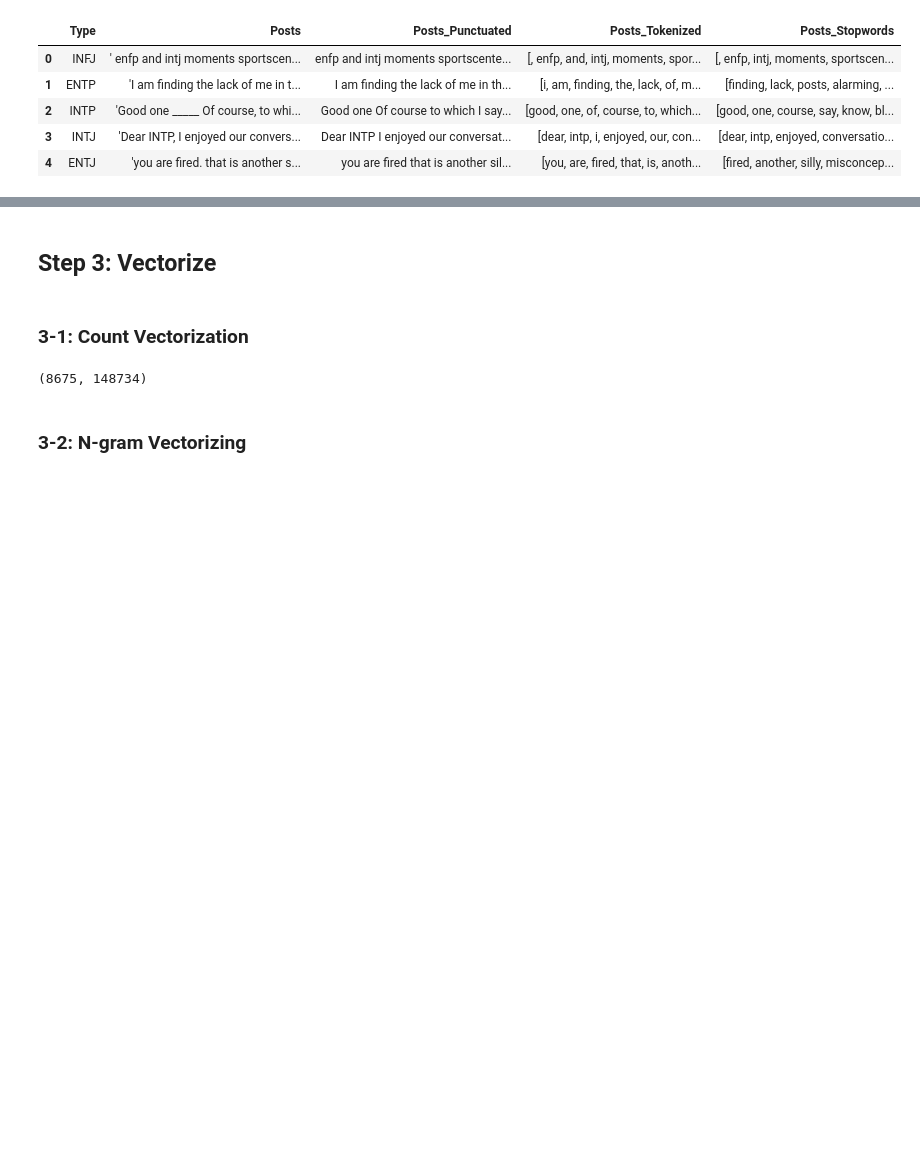
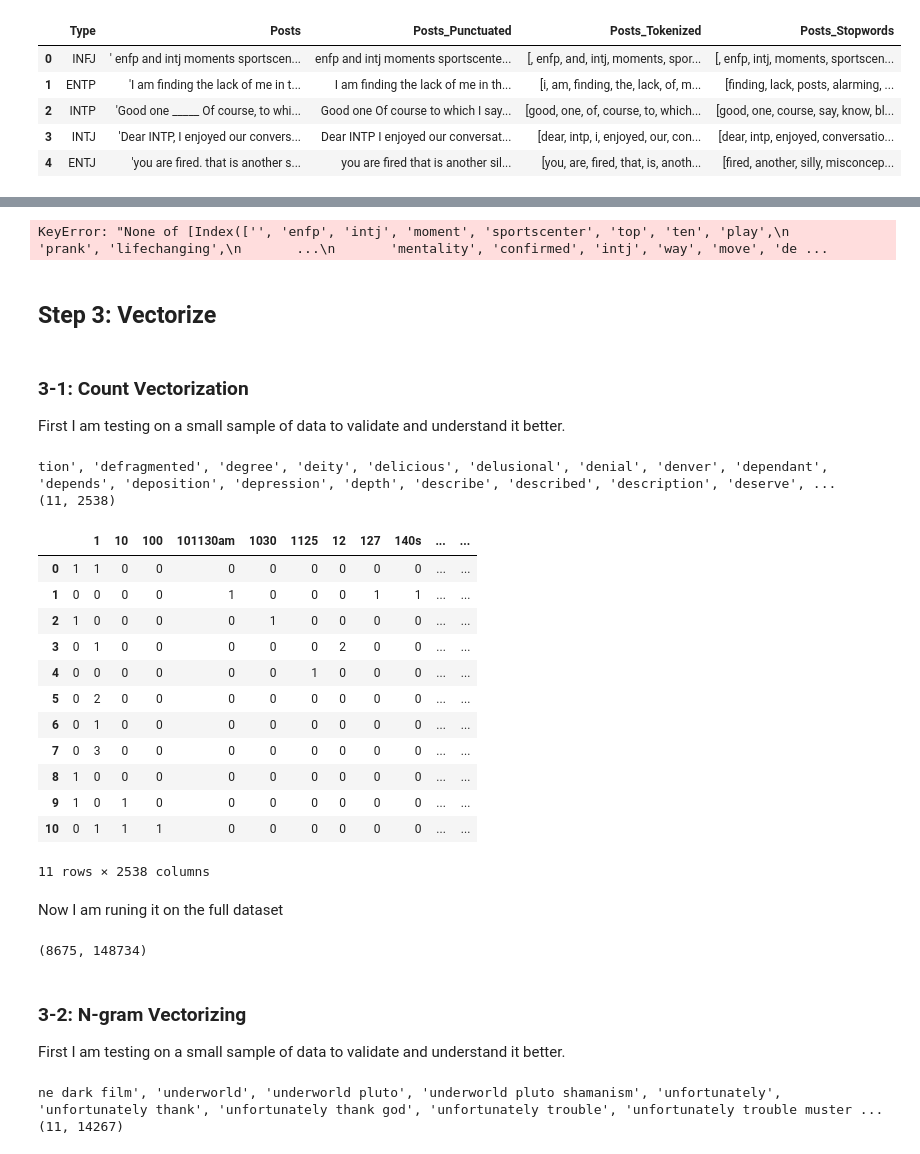
Before and after one commit to shshakib/Twitter-Personality-Prediction, a Jupyter notebook: MBTI.ipynb, the cells around one changed output, grey strips where cells are left out. Drawn from its saved outputs; the diff is of its cells as text; code cells hidden in the pictures; blank space fills up the shorter version.

```diff
--- a/MBTI.ipynb
+++ b/MBTI.ipynb
@@ -152,10 +162,54 @@ mbti_Dataset.head()
 | 2 | INTP | 'Good one _____ Of course, to whi... | Good one Of course to which I say... | [good, one, of, course, to, which... | [good, one, course, say, know, bl... | [good, one, cours, say, know, ble... | [good, one, course, say, know, bl... |
 | 3 | INTJ | 'Dear INTP, I enjoyed our convers... | Dear INTP I enjoyed our conversat... | [dear, intp, i, enjoyed, our, con... | [dear, intp, enjoyed, conversatio... | [dear, intp, enjoy, convers, day,... | [dear, intp, enjoyed, conversatio... |
 | 4 | ENTJ | 'you are fired. that is another s... | you are fired that is another sil... | [you, are, fired, that, is, anoth... | [fired, another, silly, misconcep... | [fire, anoth, silli, misconcept, ... | [fired, another, silly, misconcep... |
+# %%
+top_Words = {}
+for s in mbti_Dataset['Posts_Lemmatized']:
+    print(mbti_Dataset['Posts_Lemmatized'][s])
+    break
+    #top = data[c].sort_values(ascending=False).head(30)
+    #top_dict[c]= list(zip(top.index, top.values))
+
+top_Words
+# %% [output]
+KeyError: "None of [Index(['', 'enfp', 'intj', 'moment', 'sportscenter', 'top', 'ten', 'play',\n       'prank', 'lifechanging',\n       ...\n       'mentality', 'confirmed', 'intj', 'way', 'move', 'de ...
 # %% [markdown]
 ## Step 3: Vectorize
-# %% [markdown]
-### 3-1: Count Vectorization
+# %% [markdown]
+### 3-1: Count Vectorization
+First I am testing on a small sample of data to validate and understand it better.
+# %%
+from sklearn.feature_extraction.text import CountVectorizer
+
+small_Data = mbti_Dataset.loc[0:10,['Type','Posts_Lemmatized']]
+small_countvec = CountVectorizer(analyzer=lemmatizing)
+small_Lem_CV = small_countvec.fit_transform(small_Data['Posts_Lemmatized'])
+
+print(small_countvec.get_feature_names())
+print(small_Lem_CV.shape)
+# %% [output]
+tion', 'defragmented', 'degree', 'deity', 'delicious', 'delusional', 'denial', 'denver', 'dependant', 'depends', 'deposition', 'depression', 'depth', 'describe', 'described', 'description', 'deserve', ...
+(11, 2538)
+# %%
+small_Lem_DF = pd.DataFrame(small_Lem_CV.toarray())
+small_Lem_DF.columns = small_countvec.get_feature_names()
+small_Lem_DF
+# %% [output]
+|  |  | 1 | 10 | 100 | 101130am | 1030 | 1125 | 12 | 127 | 140s | ... | ... |
+| 0 | 1 | 1 | 0 | 0 | 0 | 0 | 0 | 0 | 0 | 0 | ... | ... |
+| 1 | 0 | 0 | 0 | 0 | 1 | 0 | 0 | 0 | 1 | 1 | ... | ... |
+| 2 | 1 | 0 | 0 | 0 | 0 | 1 | 0 | 0 | 0 | 0 | ... | ... |
+| 3 | 0 | 1 | 0 | 0 | 0 | 0 | 0 | 2 | 0 | 0 | ... | ... |
+| 4 | 0 | 0 | 0 | 0 | 0 | 0 | 1 | 0 | 0 | 0 | ... | ... |
+| 5 | 0 | 2 | 0 | 0 | 0 | 0 | 0 | 0 | 0 | 0 | ... | ... |
+| 6 | 0 | 1 | 0 | 0 | 0 | 0 | 0 | 0 | 0 | 0 | ... | ... |
+| 7 | 0 | 3 | 0 | 0 | 0 | 0 | 0 | 0 | 0 | 0 | ... | ... |
+| 8 | 1 | 0 | 0 | 0 | 0 | 0 | 0 | 0 | 0 | 0 | ... | ... |
+| 9 | 1 | 0 | 1 | 0 | 0 | 0 | 0 | 0 | 0 | 0 | ... | ... |
+| 10 | 0 | 1 | 1 | 1 | 0 | 0 | 0 | 0 | 0 | 0 | ... | ... |
+11 rows × 2538 columns
+# %% [markdown]
+Now I am runing it on the full dataset
 # %%
 from sklearn.feature_extraction.text import CountVectorizer
 
@@ -166,4 +220,18 @@ print(X_Lem_CV.shape)
 # %% [output]
 (8675, 148734)
-# %% [markdown]
-### 3-2: N-gram Vectorizing
+# %% [markdown]
+### 3-2: N-gram Vectorizing
+First I am testing on a small sample of data to validate and understand it better.
+# %%
+from sklearn.feature_extraction.text import CountVectorizer
+
+small_Data = mbti_Dataset.loc[0:10,['Type','Posts_Lemmatized']]
+small_Ngram = CountVectorizer(ngram_range=(1,3))
+temp_Dataset = small_Data['Posts_Lemmatized'].apply(lambda x: ' '.join(map(str,x)))
+small_Lem_Ngram = small_Ngram.fit_transform(temp_Dataset)
+
+print(small_Ngram.get_feature_names())
+print(small_Lem_Ngram.shape)
+# %% [output]
+ne dark film', 'underworld', 'underworld pluto', 'underworld pluto shamanism', 'unfortunately', 'unfortunately thank', 'unfortunately thank god', 'unfortunately trouble', 'unfortunately trouble muster ...
+(11, 14267)
```
Also changed, not shown: parts of 12 cells of this notebook.
